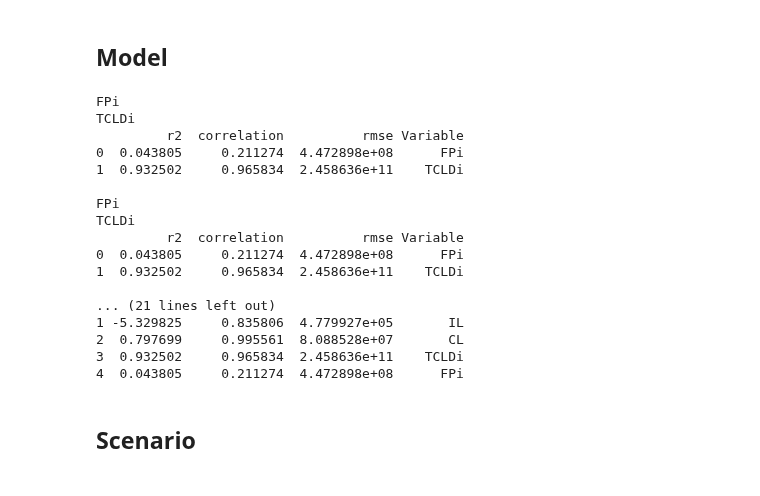
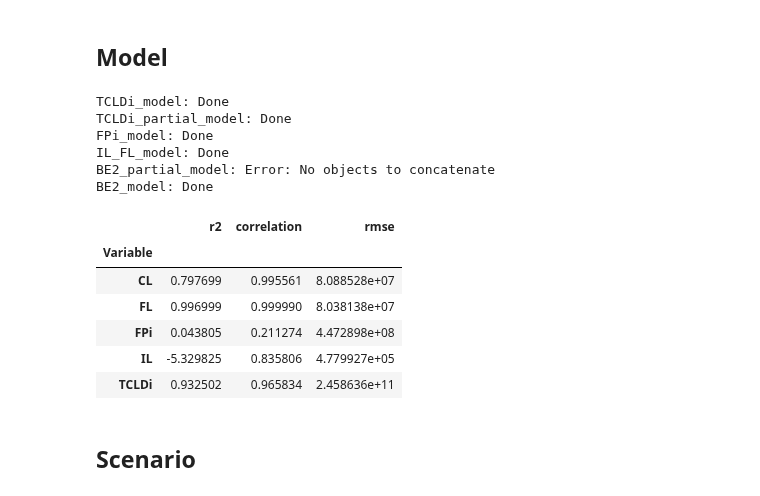
Before and after one commit to simonzabrocki/GraphModels, a Jupyter notebook: notebooks/BE2_development.ipynb, the cells around one changed output. Saved outputs shown, nothing was run; the diff lists cells and outputs as text; code cells hidden in the pictures.

```diff
--- a/notebooks/BE2_development.ipynb
+++ b/notebooks/BE2_development.ipynb
@@ -59,31 +59,24 @@ data_dict = prepare_landuse_model_data()
 ISO_data_dict = {k: v.loc[['FRA', 'HUN', 'DEU', 'NLD', 'BEL', 'CHE', 'BRA', 'SEN'], [2016, 2017, 2018], :] for k, v in data_dict.items()}
 # %% [markdown]
 ## Model
-# %%
-for model_name, model in model_dictionnary.items():
-    print(model)
-    try:
-        X, y_true = get_X_y_from_data(model, ISO_data_dict)
-        print(score_model(model, X, y_true))
-    except Exception as e:
-        print(e)
-# %% [output]
-FPi
-TCLDi
-         r2  correlation          rmse Variable
-0  0.043805     0.211274  4.472898e+08      FPi
-1  0.932502     0.965834  2.458636e+11    TCLDi
-
-FPi
-TCLDi
-         r2  correlation          rmse Variable
-0  0.043805     0.211274  4.472898e+08      FPi
-1  0.932502     0.965834  2.458636e+11    TCLDi
-
-... (21 lines left out)
-1 -5.329825     0.835806  4.779927e+05       IL
-2  0.797699     0.995561  8.088528e+07       CL
-3  0.932502     0.965834  2.458636e+11    TCLDi
-4  0.043805     0.211274  4.472898e+08      FPi
+# %%
+scores = score_model_dictionnary(model_dictionnary, ISO_data_dict)
+# %% [output]
+TCLDi_model: Done
+TCLDi_partial_model: Done
+FPi_model: Done
+IL_FL_model: Done
+BE2_partial_model: Error: No objects to concatenate
+BE2_model: Done
+# %%
+scores['BE2_model']['score_by_Variable']
+# %% [output]
+|  | r2 | correlation | rmse |
+| Variable |  |  |  |
+| CL | 0.797699 | 0.995561 | 8.088528e+07 |
+| FL | 0.996999 | 0.999990 | 8.038138e+07 |
+| FPi | 0.043805 | 0.211274 | 4.472898e+08 |
+| IL | -5.329825 | 0.835806 | 4.779927e+05 |
+| TCLDi | 0.932502 | 0.965834 | 2.458636e+11 |
 # %% [markdown]
 ## Scenario
```
Also changed, not shown: parts of 7 cells of this notebook, 7 other files.
